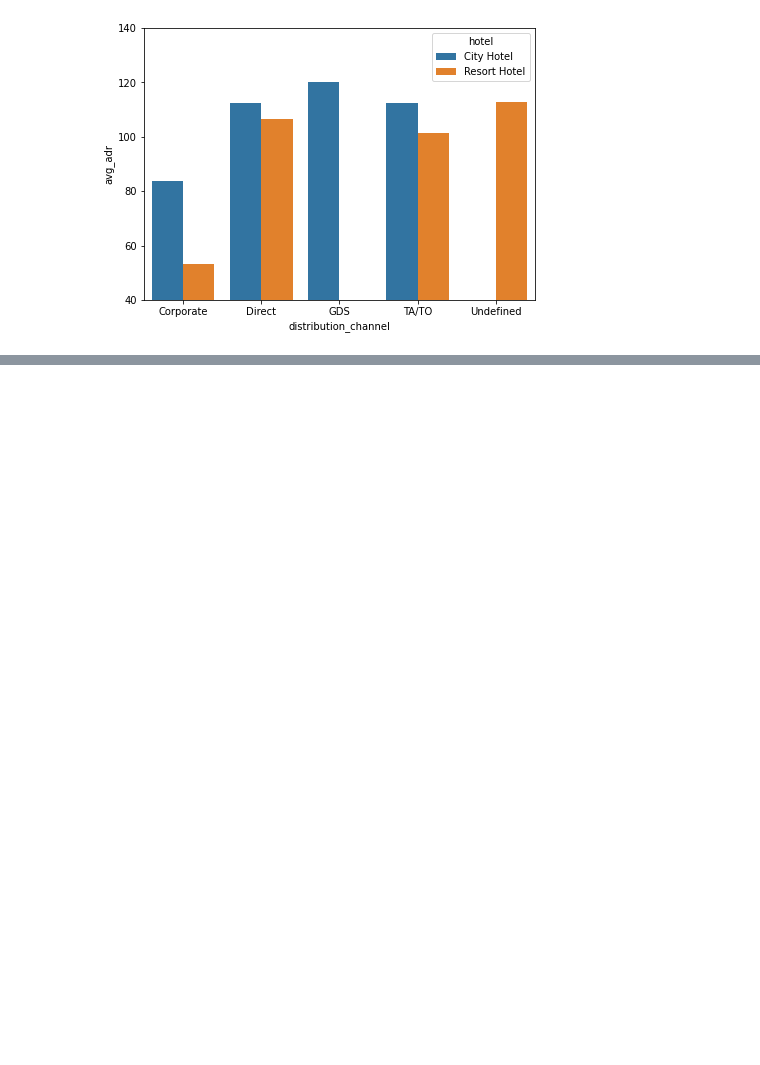
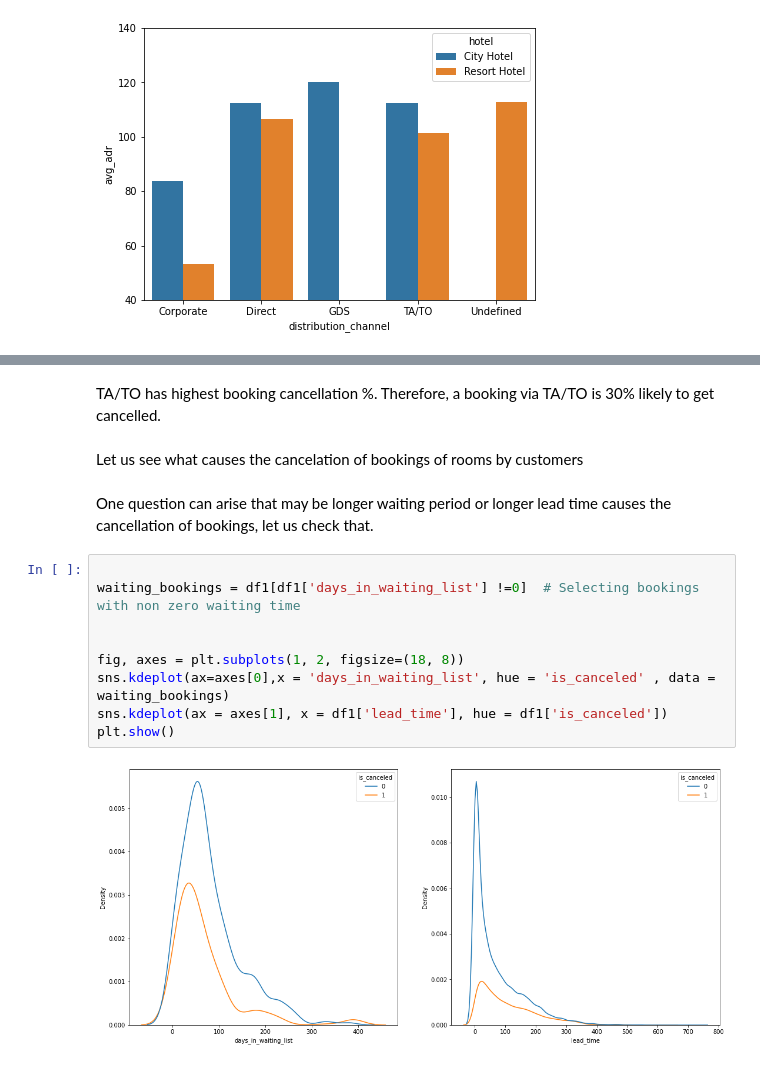
Before and after one commit to bikashsasmal/EDA-Group-Hotel-Booking-Analysis---Capstone-Project-1-.ipynb-by-rebooters, a Jupyter notebook: EDA(Group)_Hotel_Booking_Analysis_Capstone_Project_1_ipynb_by_rebooters.ipynb, the cells around one changed output, grey strips where cells are left out. Saved outputs shown, nothing was run; the diff lists cells and outputs as text; blank space fills up the shorter version.

```diff
--- a/EDA(Group)_Hotel_Booking_Analysis_Capstone_Project_1_ipynb_by_rebooters.ipynb
+++ b/EDA(Group)_Hotel_Booking_Analysis_Capstone_Project_1_ipynb_by_rebooters.ipynb
@@ -673,0 +740,17 @@ Resort hotel has more revnue generating deals by direct and TA/TO channel. Resor
+# %% [markdown]
+TA/TO has highest booking cancellation %. Therefore, a booking via TA/TO is 30% likely to get cancelled.
+# %% [markdown]
+Let us see what causes the cancelation of bookings of rooms by customers \
+ \
+ One question can arise that may be longer waiting period or longer lead time causes the cancellation of bookings, let us check that.
+# %%
+
+waiting_bookings = df1[df1['days_in_waiting_list'] !=0]  # Selecting bookings with non zero waiting time
+
+
+fig, axes = plt.subplots(1, 2, figsize=(18, 8))
+sns.kdeplot(ax=axes[0],x = 'days_in_waiting_list', hue = 'is_canceled' , data = waiting_bookings)
+sns.kdeplot(ax = axes[1], x = df1['lead_time'], hue = df1['is_canceled'])
+plt.show()
+# %% [output]
+[figure, added]
```
Also changed, not shown: parts of 85 cells of this notebook.
